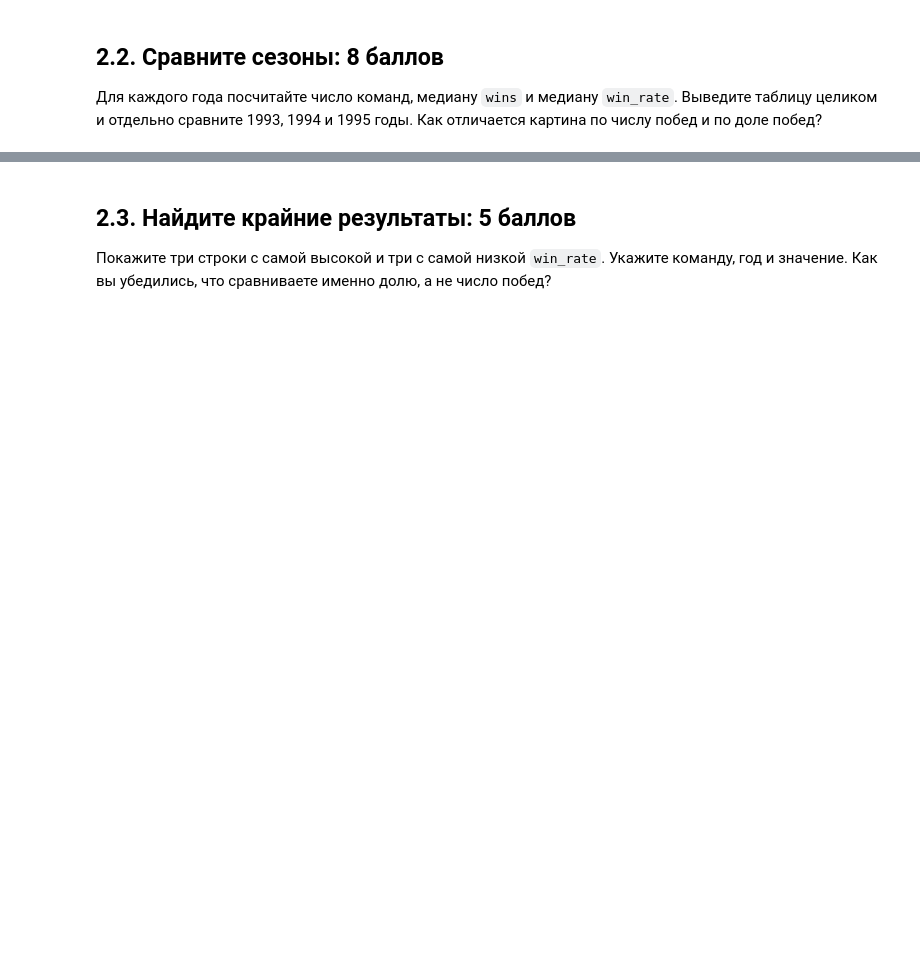
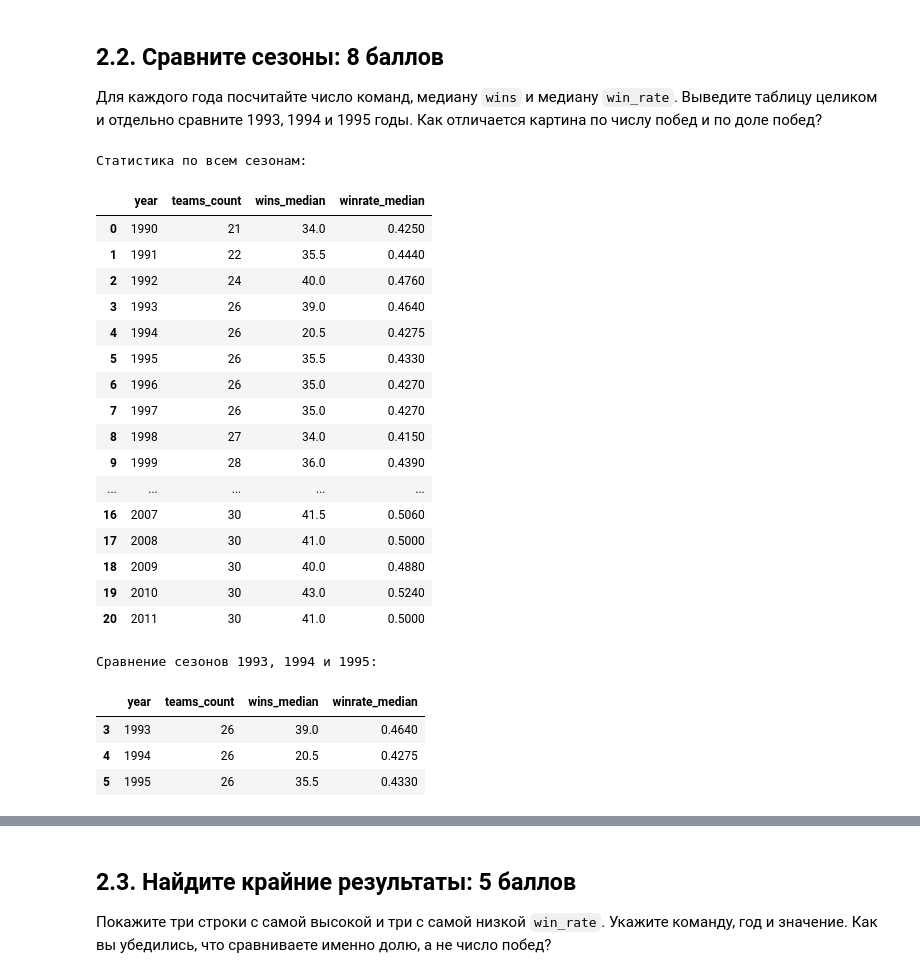
Before and after one commit to Va-win/Astra_Test, a Jupyter notebook: Отборочное_задание_1ый_курс_ИИ_FIN1.ipynb, the cells around one changed output, grey strips where cells are left out. Cells and saved outputs as stored; diff of their text form; code cells hidden in the pictures; blank space fills up the shorter version.

```diff
--- a/Отборочное_задание_1ый_курс_ИИ_FIN1.ipynb
+++ b/Отборочное_задание_1ый_курс_ИИ_FIN1.ipynb
@@ -242,6 +250,44 @@ _Ваш ответ с подтверждениями из собственной
 # %%
 # 2.2. Ваш код
 # Добавьте ячейки при необходимости.
+# Группировка по годам: число команд, медиана побед и медиана доли побед
+season_stats = df.groupby('year').agg(
+    teams_count=('team', 'count'),
+    wins_median=('wins', 'median'),
+    winrate_median=('win_rate', 'median')
+).reset_index()
+
+# Вывод таблицы целиком
+print("Статистика по всем сезонам:")
+display(season_stats)
+
+# Отдельно вывод 1993, 1994 и 1995 года
+print("Сравнение сезонов 1993, 1994 и 1995:")
+display(season_stats[season_stats['year'].isin([1993, 1994, 1995])])
+# %% [output]
+Статистика по всем сезонам:
+|  | year | teams_count | wins_median | winrate_median |
+| 0 | 1990 | 21 | 34.0 | 0.4250 |
+| 1 | 1991 | 22 | 35.5 | 0.4440 |
+| 2 | 1992 | 24 | 40.0 | 0.4760 |
+| 3 | 1993 | 26 | 39.0 | 0.4640 |
+| 4 | 1994 | 26 | 20.5 | 0.4275 |
+| 5 | 1995 | 26 | 35.5 | 0.4330 |
+| 6 | 1996 | 26 | 35.0 | 0.4270 |
+| 7 | 1997 | 26 | 35.0 | 0.4270 |
+| 8 | 1998 | 27 | 34.0 | 0.4150 |
+| 9 | 1999 | 28 | 36.0 | 0.4390 |
+| ... | ... | ... | ... | ... |
+| 16 | 2007 | 30 | 41.5 | 0.5060 |
+| 17 | 2008 | 30 | 41.0 | 0.5000 |
+| 18 | 2009 | 30 | 40.0 | 0.4880 |
+| 19 | 2010 | 30 | 43.0 | 0.5240 |
+| 20 | 2011 | 30 | 41.0 | 0.5000 |
+Сравнение сезонов 1993, 1994 и 1995:
+|  | year | teams_count | wins_median | winrate_median |
+| 3 | 1993 | 26 | 39.0 | 0.4640 |
+| 4 | 1994 | 26 | 20.5 | 0.4275 |
+| 5 | 1995 | 26 | 35.5 | 0.4330 |
 # %% [markdown]
 **Ответ 2.2:**
 
```
Also changed, not shown: parts of 7 cells of this notebook.
